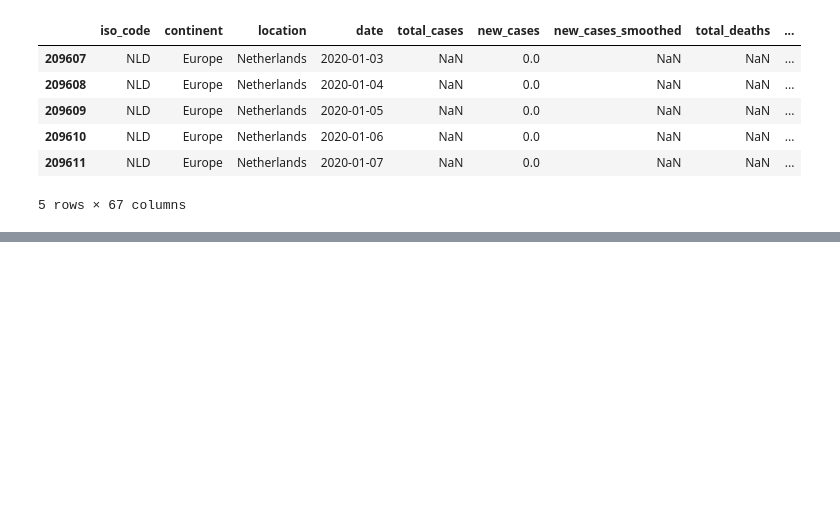
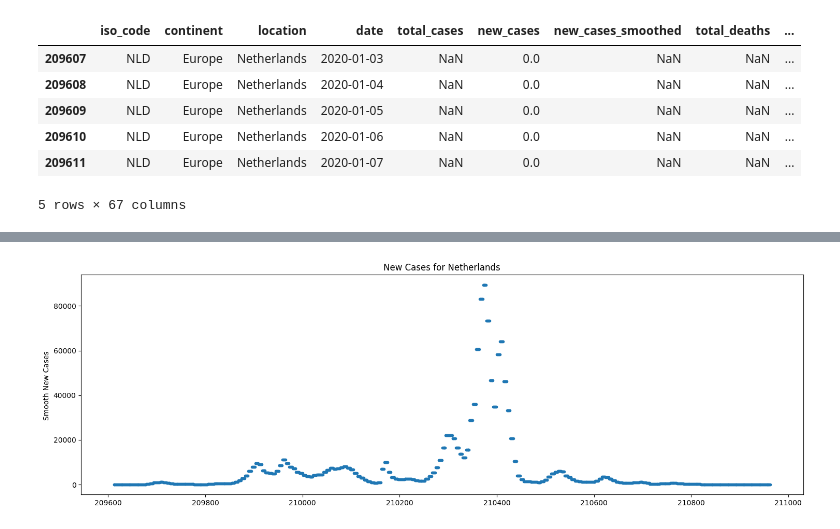
Before and after one commit to FYEH779/Stat-390-Project, a Jupyter notebook: ARIMA_Brian.ipynb, the cells around one changed output, grey strips where cells are left out. Drawn from its saved outputs; the diff is of its cells as text; code cells hidden in the pictures; blank space fills up the shorter version.

Commit message:
Netherlands
Netherlands ARIMA

```diff
--- a/ARIMA_Brian.ipynb
+++ b/ARIMA_Brian.ipynb
@@ -241,18 +66,0 @@ date
-# %%
-import pandas as pd
-
-# Sample DataFrame with missing values
-data = {
-    'col1': [1, None, 3, None, 5],
-    'col2': [1, 2, None, 4, 5],
-    'col3': [1, 2, 3, 4, 5]
-}
-
-# Create a DataFrame
-df = pd.DataFrame(data)
-
-# Filter variables with missing values
-variables_with_missing_values = df.columns[df.isnull().any()].tolist()
-
-# Output the variables with missing values
-print("Variables with Missing Values:", variables_with_missing_values)
@@ -517,12 +66,0 @@ Test set shape: (2714, 27)
-# %%
-sns.set_style("whitegrid")
-plt.figure(figsize=(15, 7))
-
-sns.histplot(train['new_cases_smoothed'], kde=False, bins=30)
-plt.title('New Cases Distribution')
-plt.xlabel('New Cases')
-plt.ylabel('Frequency')
-plt.xlim(0, 100000)
-
-plt.tight_layout()
-plt.show()
@@ -563,0 +67,3 @@ sns.heatmap( correlation )
+# %%
+netherlands_data = data[data['location'] == 'Netherlands']
+netherlands_data.head()
@@ -563,0 +78,11 @@ sns.heatmap( correlation )
+# %%
+## Netherlands Plot
+
+plt.figure(figsize=(15, 5))
+netherlands_data['new_cases_smoothed'].plot(style='.', title=f'New Cases for Netherlands')
+plt.ylabel('Smooth New Cases ')
+
+plt.tight_layout()
+plt.show()
+# %% [output]
+[figure, added]
```
Also changed, not shown: parts of 56 cells of this notebook, 1 other file.
